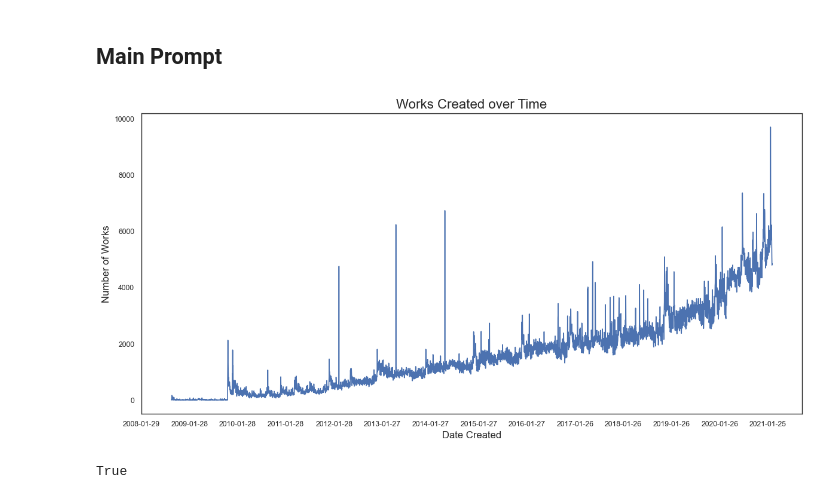
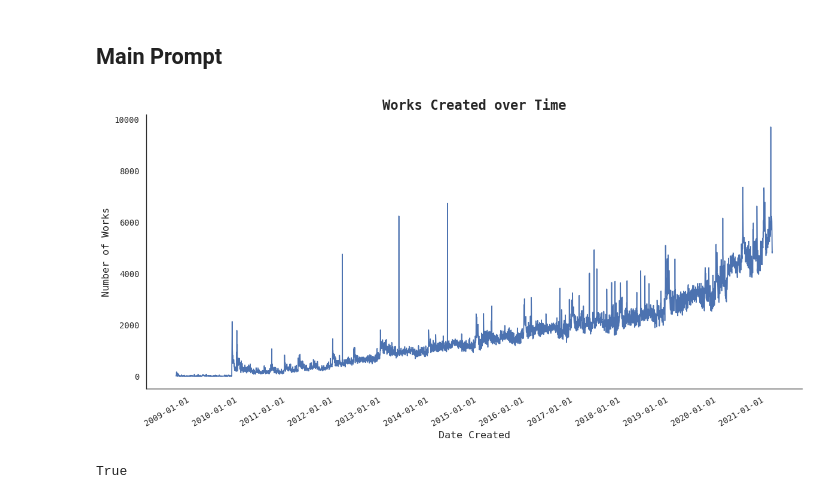
Before and after one commit to joelleneyap/fandomstudies, a Jupyter notebook: fic_spikes.ipynb, the cells around one changed output. Saved outputs shown, nothing was run; the diff lists cells and outputs as text; code cells hidden in the pictures.

Commit message:
edit graphs for fic spikes

```diff
--- a/fic_spikes.ipynb
+++ b/fic_spikes.ipynb
@@ -18,12 +18,16 @@ from bokeh.layouts import column
 import matplotlib.colors as mcolors
 from bokeh.embed import file_html
 from bokeh.resources import CDN
+import matplotlib.dates as mdates
 
 np.random.seed(seed=42)
 sns.set_context("paper")
-plt.rcParams['font.family'] = 'sans-serif'
 sns.set_palette("deep")
 sns.set_style("white")
+
+# Set the font family
+plt.rcParams['font.family'] = 'monospace'
+# plt.rcParams['font.sans-serif'] = ['Courier']
 # %%
 tags = pd.read_csv("tags-20210226.csv")
 works = pd.read_csv("works-20210226.csv")
@@ -36,25 +40,39 @@ fandoms = tags[tags['type'] == "Fandom"]
 # %%
 works["creation date"] = pd.to_datetime(works["creation date"])
 
 works_dates = works['creation date'].value_counts().sort_index().reset_index()
 works_dates.columns = ['date', 'works']
 
 plt.figure(figsize=(12,6))
-ax = sns.lineplot(x="date", y="works", data=works_dates)
+sns.lineplot(x="date", y="works", data=works_dates)
+
+# Set the x-axis to show only the first day of each year
+ax = plt.gca()
+ax.xaxis.set_major_locator(mdates.YearLocator())
+ax.xaxis.set_major_formatter(mdates.DateFormatter('%Y-%m-%d'))
+
+# Rotate and align the tick labels so they look better
+plt.gcf().autofmt_xdate()
+
+# Use sns.despine() to remove top and right spines
+sns.despine()
+
+# Adjust tick parameters if needed
+plt.tick_params(axis='both', which='major', labelsize=10)
 
 # Customize the plot
-plt.title('Works Created over Time', fontsize=16)
+plt.title('Works Created over Time', fontsize=16, fontweight='bold')
 plt.xlabel('Date Created', fontsize=12)
 plt.ylabel('Number of Works', fontsize=12)
 
-start, end = ax.get_xlim()
-ax.xaxis.set_ticks(np.arange(start, end, 365))
+# start, end = ax.get_xlim()
+# ax.xaxis.set_ticks(np.arange(start, end, 365))
 
 # Show the plot
 plt.tight_layout()
 plt.show()
 # %% [output]
-[figure, old version]
+[figure, new version]
 # %%
 # check
 len(np.unique(works['creation date'])) == len(works_dates)
```
Also changed, not shown: parts of 2 cells of this notebook.
